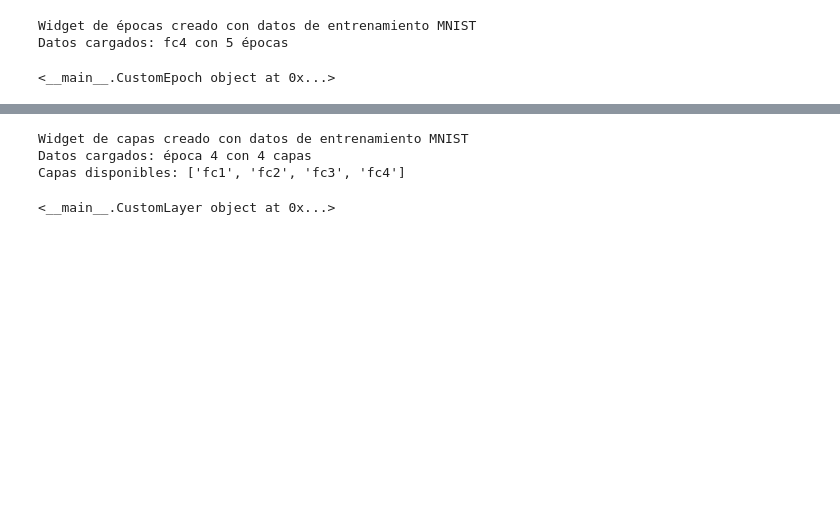
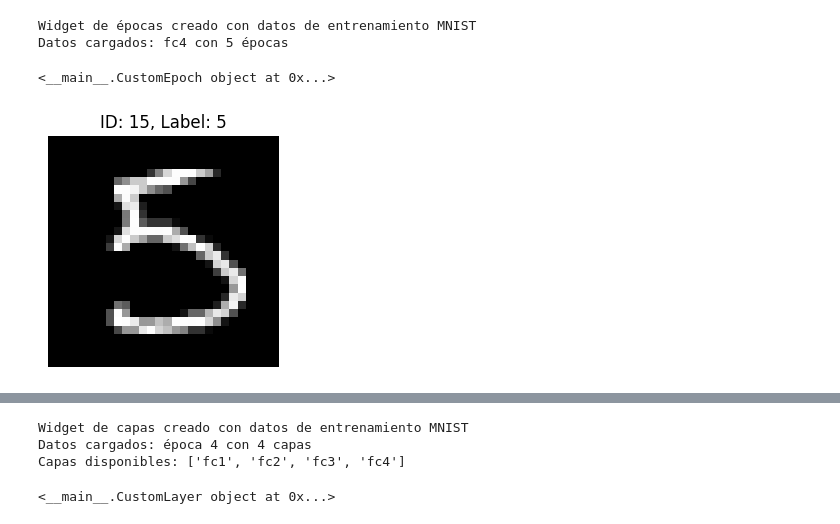
Before and after one commit to MatiasMaravi/D3Bridge, a Jupyter notebook: vizpro/examples/case1.ipynb, the cells around one changed output, grey strips where cells are left out. Drawn from its saved outputs; the diff is of its cells as text; code cells hidden in the pictures; blank space fills up the shorter version.

```diff
--- a/vizpro/examples/case1.ipynb
+++ b/vizpro/examples/case1.ipynb
@@ -239,6 +241,7 @@ def create_epoch_by_epoch_json(tsne_results, layer_name="fc4"):
 
         for i in range(len(embedded)):
             point = {
+                "id": i,
                 "x": float(embedded[i, 0]),
                 "y": float(embedded[i, 1]),
                 "label": int(labels[i])
@@ -270,6 +273,7 @@ def create_layer_by_layer_json(tsne_results, target_epoch=4):
 
         for i in range(len(embedded)):
             point = {
+                "id": i,
                 "x": float(embedded[i, 0]),
                 "y": float(embedded[i, 1]),
                 "label": int(labels[i])
@@ -357,3 +352,17 @@ r
+# %%
+# Recuperar y mostrar la imagen de un punto por su ID
+import matplotlib.pyplot as plt
+
+def show_mnist_image(image_id):
+    """Mostrar la imagen MNIST correspondiente a un ID del test set"""
+    img, label = test_dataset[image_id]
+    # Desnormalizar: invertir Normalize((0.1307,), (0.3081,))
+    img = img * 0.3081 + 0.1307
+    plt.figure(figsize=(3, 3))
+    plt.imshow(img.squeeze(), cmap='gray')
+    plt.title(f"ID: {image_id}, Label: {label}")
+    plt.axis('off')
+    plt.show()
 # %%
 # Celda 6: Crear widget personalizado para visualización por épocas
 from vizpro import CustomWidget
@@ -376,3 +385,8 @@ Datos cargados: fc4 con 5 épocas
 plot1
 # %% [output]
 <__main__.CustomEpoch object at 0x...>
+# %%
+# Ejemplo: mostrar la imagen del punto con id=4
+show_mnist_image(15)
+# %% [output]
+[figure, added]
```
Also changed, not shown: parts of 8 cells of this notebook, 5 other files.
